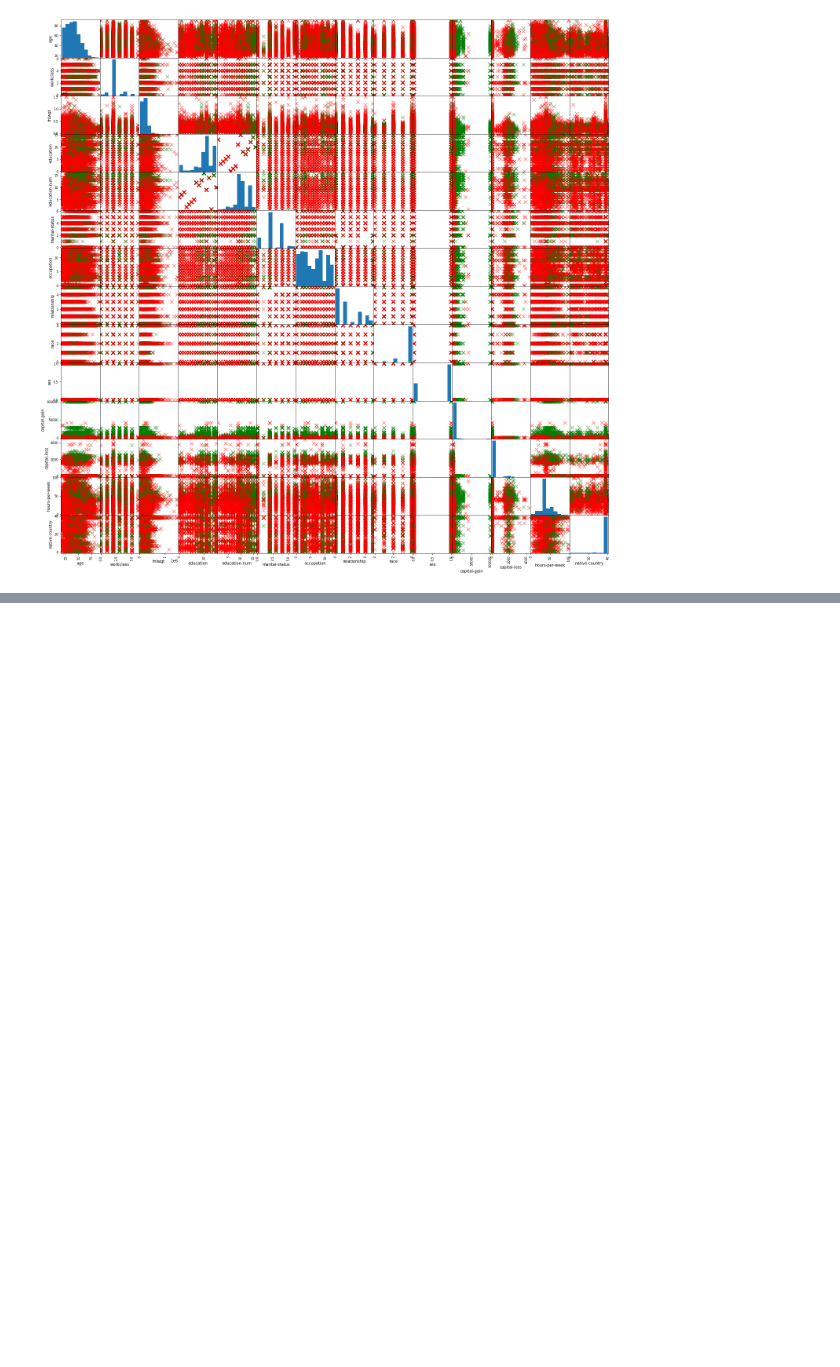
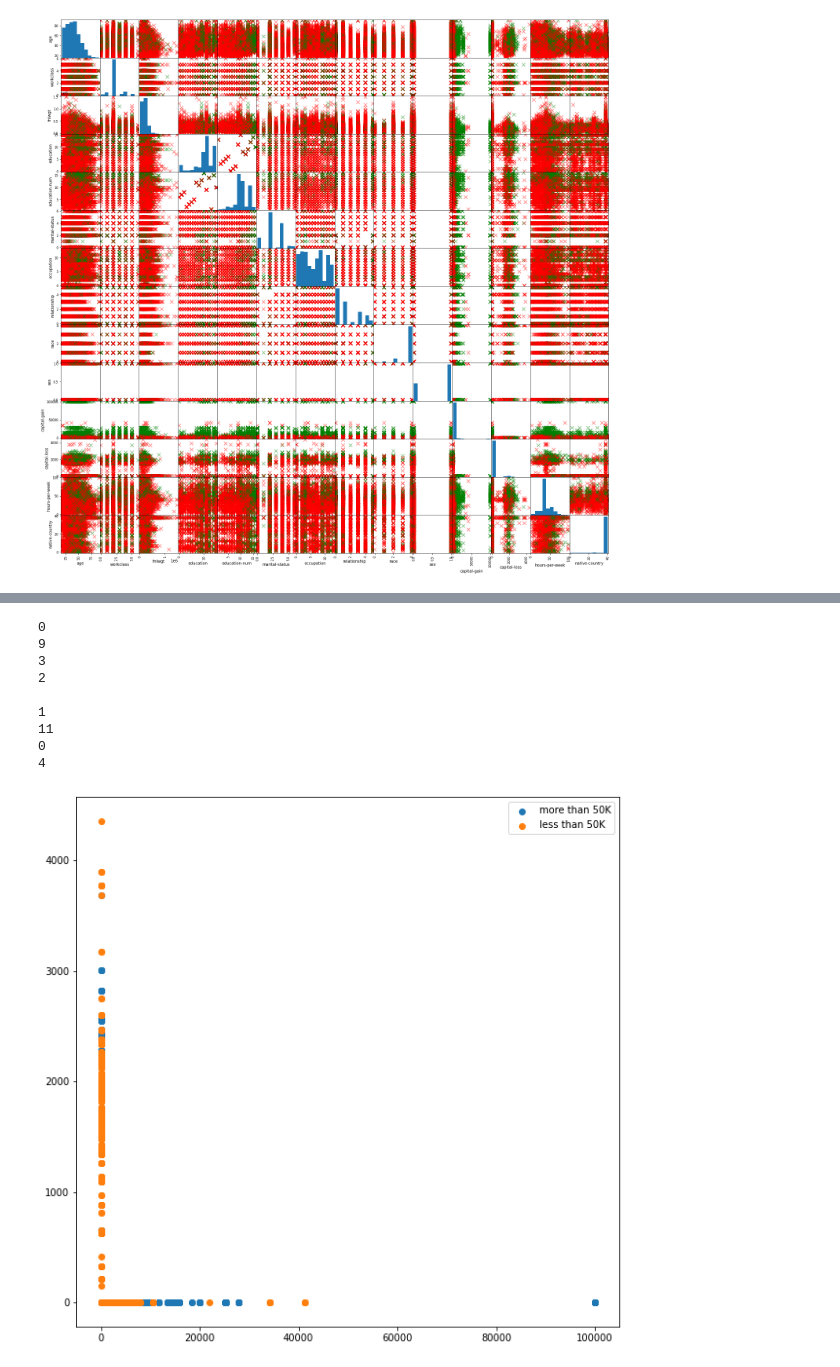
Before and after one commit to Bhargavi19/AdultDatasetAnalysis, a Jupyter notebook: Bivariate_Analysis.ipynb, the cells around one changed output, grey strips where cells are left out. Drawn from its saved outputs; the diff is of its cells as text; code cells hidden in the pictures; blank space fills up the shorter version.

```diff
--- a/Bivariate_Analysis.ipynb
+++ b/Bivariate_Analysis.ipynb
@@ -90 +91,78 @@ for col in dataframe.columns :
 ... (3 outputs left out)
+# %%
+##########################Clustering on the top 8-9 features#####################
+
+# education: Bachelors, Some-college, 11th, HS-grad, Prof-school, Assoc-acdm, Assoc-voc, 9th, 7th-8th, 12th, Masters, 1st-4th, 10th, Doctorate, 5th-6th, Preschool.
+# marital-status: Married-civ-spouse, Divorced, Never-married, Separated, Widowed, Married-spouse-absent, Married-AF-spouse.
+# occupation: Tech-support, Craft-repair, Other-service, Sales, Exec-managerial, Prof-specialty, Handlers-cleaners, Machine-op-inspct, Adm-clerical, Farming-fishing, Transport-moving, Priv-house-serv, Protective-serv, Armed-Forces.
+# relationship: Wife, Own-child, Husband, Not-in-family, Other-relative, Unmarried.
+
+cluster_cols = ['capital-gain','relationship','age','education','capital-loss','hours-per-week','occupation','marital-status','fnlwgt']
+
+more_than = dataframe[dataframe['label']==1]
+less_than = dataframe[dataframe['label']==0]
+
+#print(less_than.head())
+
+print(more_than['relationship'].value_counts().idxmax()) # corresponds to wife
+print(more_than['education'].value_counts().idxmax()) # corresponds to 9th
+print(more_than['occupation'].value_counts().idxmax()) # corresponds to sales
+print(more_than['marital-status'].value_counts().idxmax()) # corresponds to never-married
+print()
+print(less_than['relationship'].value_counts().idxmax()) # corresponds to own-child
+print(less_than['education'].value_counts().idxmax()) # corresponds to 11th
+print(less_than['occupation'].value_counts().idxmax()) # corresponds to tech-support
+print(less_than['marital-status'].value_counts().idxmax()) # corresponds to widowed
+
+
+
+# Cluster plots for the two classes with variables capital gain and capital loss
+capitals_more = more_than[['capital-gain','capital-loss']]
+capitals_less = less_than[['capital-gain','capital-loss']]
+
+#print(len(capitals_more['capital-gain'].values),len(capitals_more['capital-loss'].values))
+#print(len(capitals_less['capital-gain'].values),len(capitals_less['capital-loss'].values))
+#print(capitals_more['capital-gain'].values)
+plt.figure(figsize=(10,10))
+plt.scatter(capitals_more['capital-gain'].values,capitals_more['capital-loss'].values,label='more than 50K')
+plt.scatter(capitals_less['capital-gain'],capitals_less['capital-loss'],label='less than 50K')
+plt.legend()
+plt.show()
+
+
+
+# Cluster plots for the two classes with variables age and number of hours per week
+capitals_more = more_than[['age','hours-per-week']]
+capitals_less = less_than[['age','hours-per-week']]
+
+plt.figure(figsize=(10,10))
+plt.scatter(capitals_more['age'].values,capitals_more['hours-per-week'].values,label='more than 50K')
+plt.scatter(capitals_less['age'],capitals_less['hours-per-week'],label='less than 50K')
+#plt.axis([20,90,20,70])
+plt.legend()
+plt.show()
+
+
+
+
+# Cluster plots for the two classes with variables age and number of hours per week
+capitals_more = more_than[['sex','education']]
+capitals_less = less_than[['sex','education']]
+
+plt.figure(figsize=(10,10))
+plt.scatter(capitals_more['sex'].values,capitals_more['education'].values,label='more than 50K')
+plt.scatter(capitals_less['sex'],capitals_less['education'],label='less than 50K',marker=r'$\clubsuit$')
+#plt.axis([20,90,20,70])
+plt.legend()
+plt.show()
+# %% [output]
+0
+9
+3
+2
+
+1
+11
+0
+4
+[figure, added]
```
Also changed, not shown: parts of 5 cells of this notebook.
